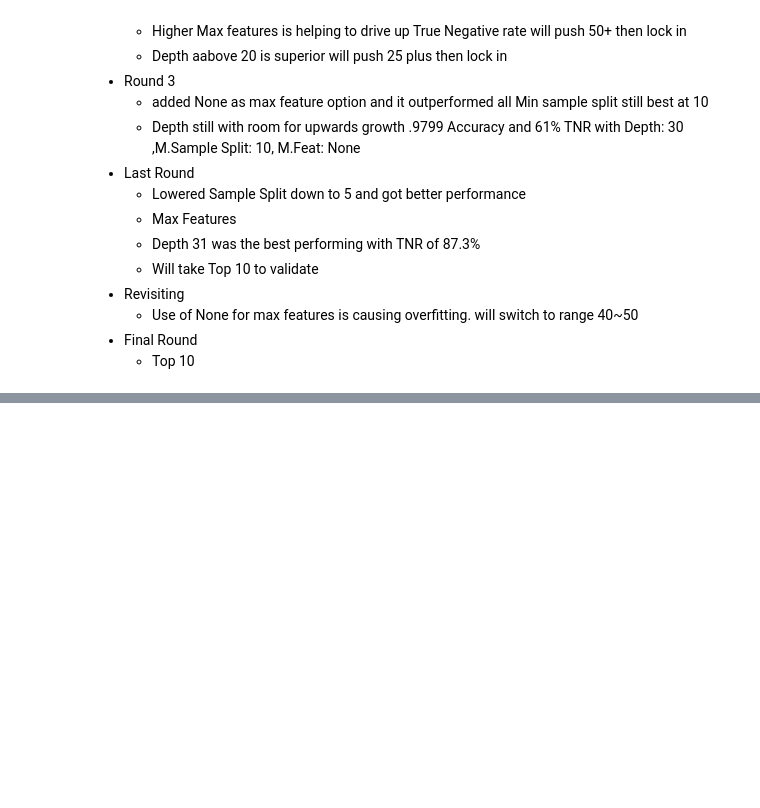
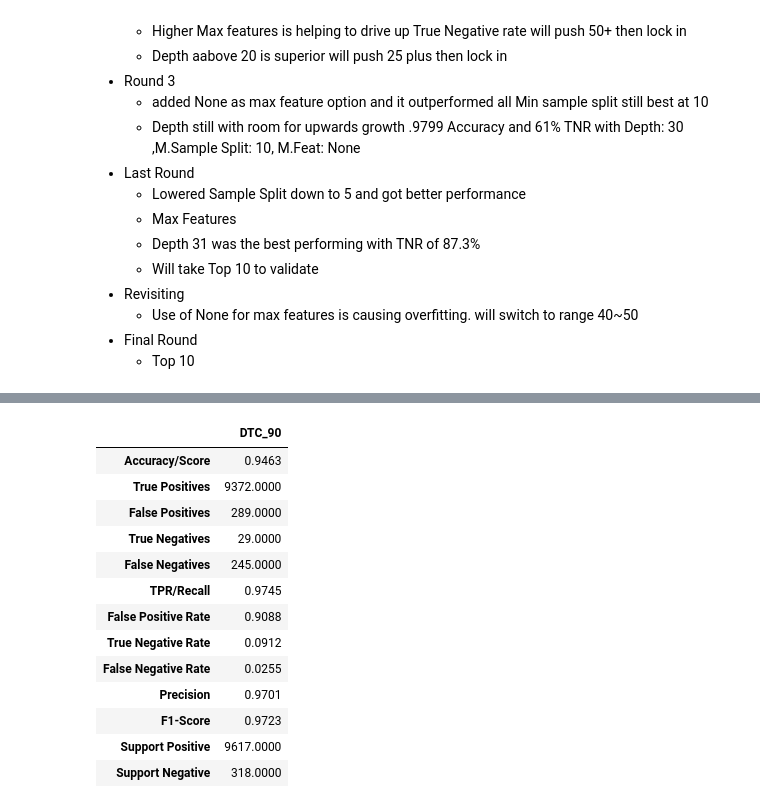
Before and after one commit to joshua-shorterivey/oct_2022_unemployment_project, a Jupyter notebook: model.ipynb, the cells around one changed output, grey strips where cells are left out. Cells and saved outputs as stored; diff of their text form; code cells hidden in the pictures; blank space fills up the shorter version.

```diff
--- a/model.ipynb
+++ b/model.ipynb
@@ -405,0 +445,2 @@ validate_descriptions.sort_values(by='Accuracy(Score)', ascending=False)
+# %%
+top_1 = validate_descriptions.iloc[6]
@@ -405,0 +449,54 @@ validate_descriptions.sort_values(by='Accuracy(Score)', ascending=False)
+# %%
+def test_dtc(feat_set,\
+        top_1,
+        subsets):
+
+    train=subsets[0]
+    X_train=subsets[1]
+    y_train=subsets[2]
+    X_test=subsets[5]
+    y_test=subsets[6]
+
+    features = []
+    for feature in feat_set:
+        features += [col for col in train.columns if feature in col]
+
+    model_id = top_1['Model']
+    selectors = re.findall(r'\d\d', top_1['Parameters'])
+    dtc = DecisionTreeClassifier(max_depth=int(selectors[0]), min_samples_split=int(selectors[1]), max_features=int(selectors[2]),\
+                                            random_state=514)
+
+    dtc.fit(X_train[features], y_train)
+
+    comparison_chart = model.create_comp_chart()
+    comparison_chart[model_id] = model.compute_metrics(dtc, X_test[features], y_test).values
+
+    score = dtc.score(X_test[features], y_test).round(4)
+
+    description = pd.DataFrame({'Model': model_id,
+                                'Accuracy(Score)': score,
+                                'Type': 'Decision Tree Classifier',
+                                'Features Used': f'{feat_set}',
+                                'Parameters': f'Depth: {selectors[0]}'},
+                                index=[0])
+
+    return description, comparison_chart
+# %%
+test_description, test_chart = test_dtc(feat_set, top_1, subsets)
+# %%
+test_chart
+# %% [output]
+|  | DTC_90 |
+| Accuracy/Score | 0.9463 |
+| True Positives | 9372.0000 |
+| False Positives | 289.0000 |
+| True Negatives | 29.0000 |
+| False Negatives | 245.0000 |
+| TPR/Recall | 0.9745 |
+| False Positive Rate | 0.9088 |
+| True Negative Rate | 0.0912 |
+| False Negative Rate | 0.0255 |
+| Precision | 0.9701 |
+| F1-Score | 0.9723 |
+| Support Positive | 9617.0000 |
+| Support Negative | 318.0000 |
```
Also changed, not shown: parts of 17 cells of this notebook.
